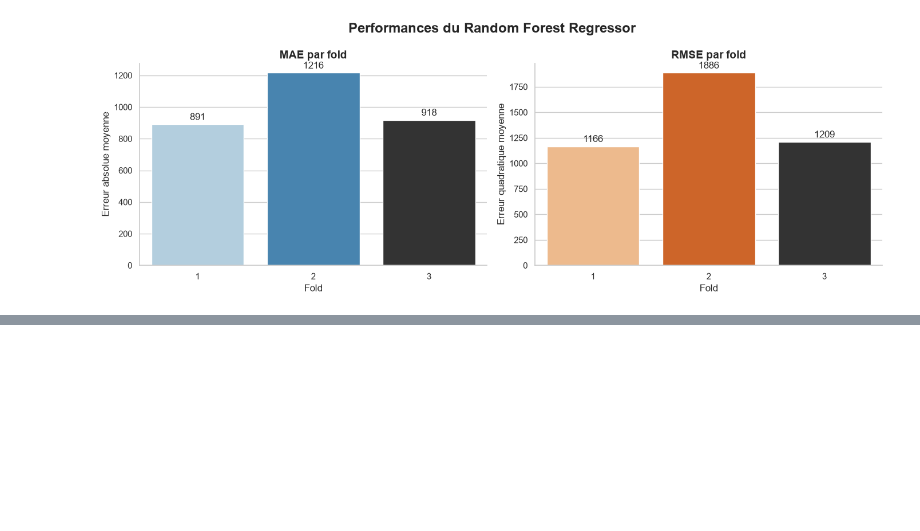
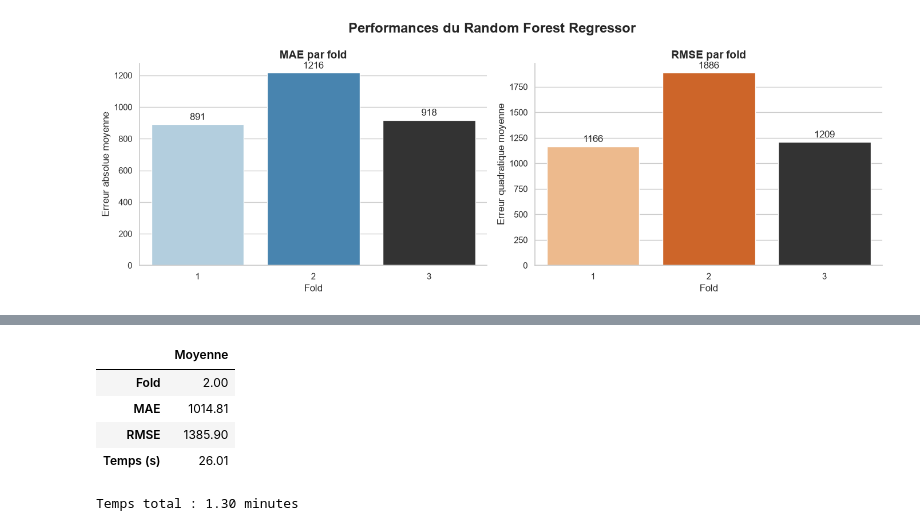
Before and after one commit to sirius-code7/projet_ml_prediction_chiffres_affaires, a Jupyter notebook: Prediction_chiffres_affaires/notebooks/modelisation.ipynb, the cells around one changed output, grey strips where cells are left out. Drawn from its saved outputs; the diff is of its cells as text; code cells hidden in the pictures; blank space fills up the shorter version.

```diff
--- a/Prediction_chiffres_affaires/notebooks/modelisation.ipynb
+++ b/Prediction_chiffres_affaires/notebooks/modelisation.ipynb
@@ -491,0 +500,71 @@ plt.show()
+# %%
+from sklearn.ensemble import HistGradientBoostingRegressor
+from sklearn.metrics import mean_absolute_error, mean_squared_error
+import time
+
+resultats_hist_gradient = []
+
+debut_total = time.time()
+
+for i, fold in enumerate(donnees_folds, start=1):
+
+    modele = HistGradientBoostingRegressor(
+        max_iter=150,
+        learning_rate=0.1,
+        max_leaf_nodes=31,
+        max_depth=None,
+        min_samples_leaf=20,
+        l2_regularization=1.0,
+        random_state=42
+    )
+
+    debut = time.time()
+
+    modele.fit(
+        fold["X_train"],
+        fold["y_train"]
+    )
+
+    predictions = modele.predict(fold["X_val"])
+
+    mae = mean_absolute_error(
+        fold["y_val"],
+        predictions
+    )
+
+    rmse = np.sqrt(
+        mean_squared_error(
+            fold["y_val"],
+            predictions
+        )
+    )
+
+    duree = time.time() - debut
+
+    resultats_hist_gradient.append({
+        "Fold": i,
+        "MAE": mae,
+        "RMSE": rmse,
+        "Temps (s)": duree
+    })
+
+    print(
+        f"Fold {i} - "
+        f"MAE : {mae:.2f} | "
+        f"RMSE : {rmse:.2f} | "
+        f"Temps : {duree:.1f} s"
+    )
+
+print("\nRésultats moyens :")
+
+display(
+    pd.DataFrame(resultats_hist_gradient)
+    .mean(numeric_only=True)
+    .round(2)
+    .to_frame("Moyenne")
+)
+
+print(
+    f"\nTemps total : {(time.time() - debut_total) / 60:.2f} minutes"
+)
+# %% [output]
@@ -491,0 +576,6 @@ plt.show()
+|  | Moyenne |
+| Fold | 2.00 |
+| MAE | 1014.81 |
+| RMSE | 1385.90 |
+| Temps (s) | 26.01 |
+Temps total : 1.30 minutes
```
Also changed, not shown: parts of 2 cells of this notebook.
